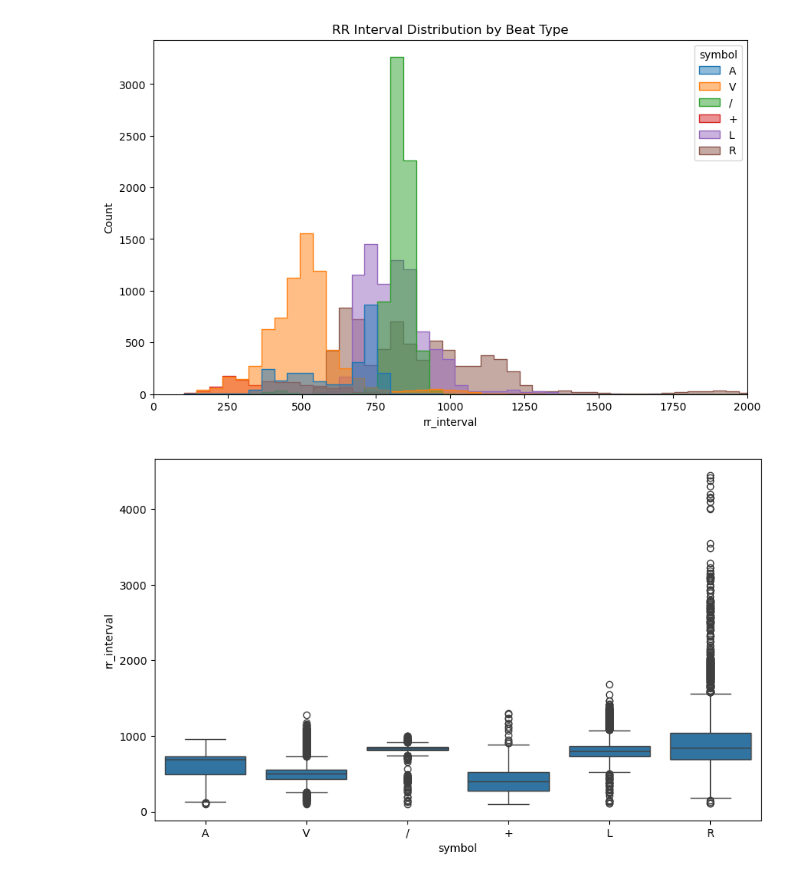
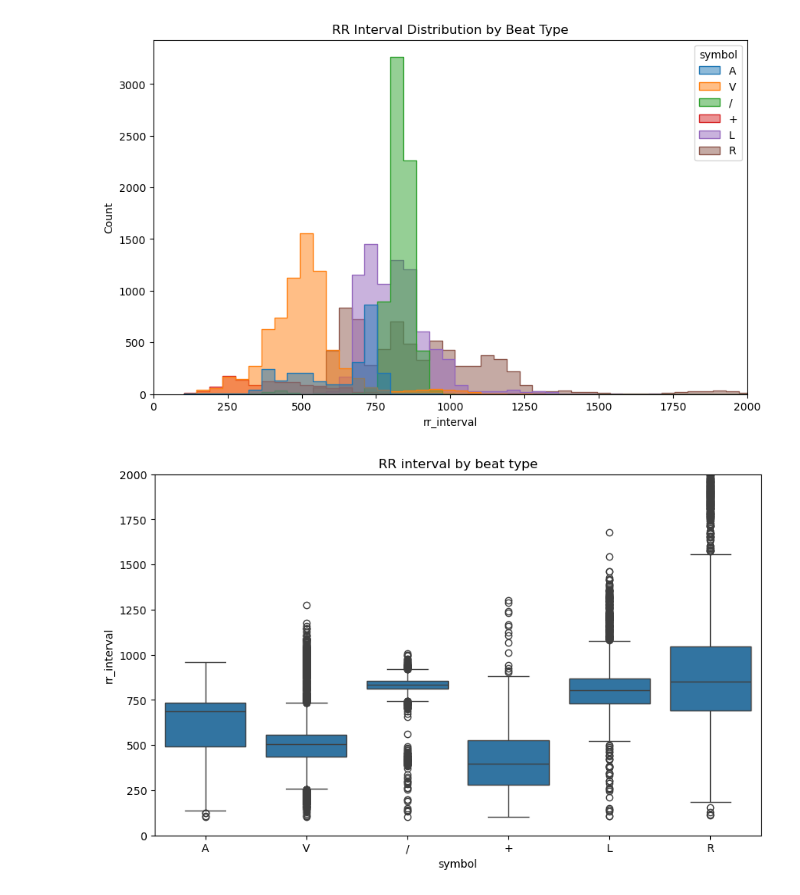
Before and after one commit to fp-marques/mit-bih-ecg-analysis, a Jupyter notebook: 01_load_explore.ipynb, the cells around one changed output. Drawn from its saved outputs; the diff is of its cells as text; code cells hidden in the pictures.

```diff
--- a/01_load_explore.ipynb
+++ b/01_load_explore.ipynb
@@ -295,6 +295,8 @@ plt.show()
 # %%
 plt.figure(figsize=(10, 6))
 sns.boxplot(data=df_filtered, x='symbol', y='rr_interval')
+plt.ylim(0, 2000)
+plt.title("RR interval by beat type")
 plt.show()
 # %% [output]
-[figure, old version]
+[figure, new version]
```
